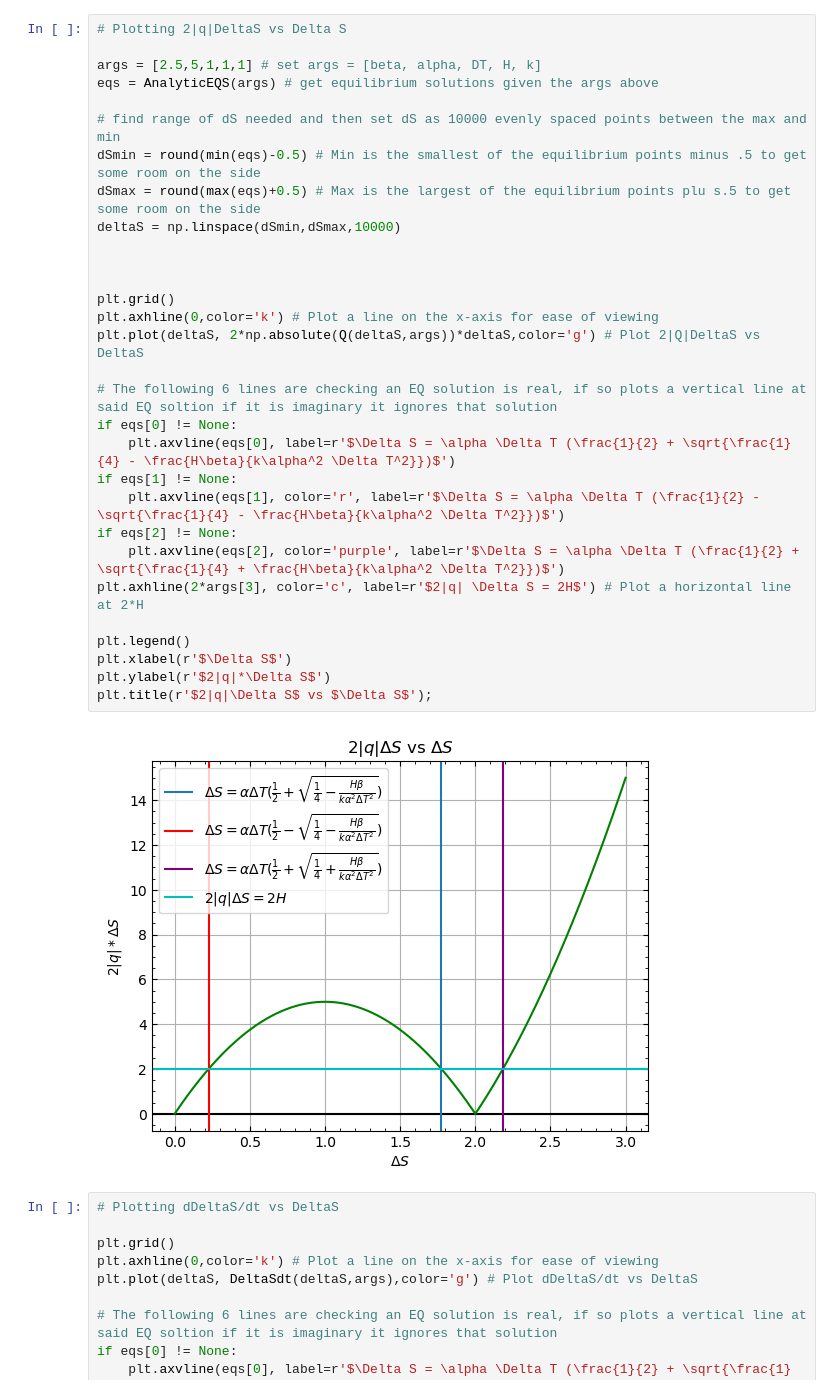
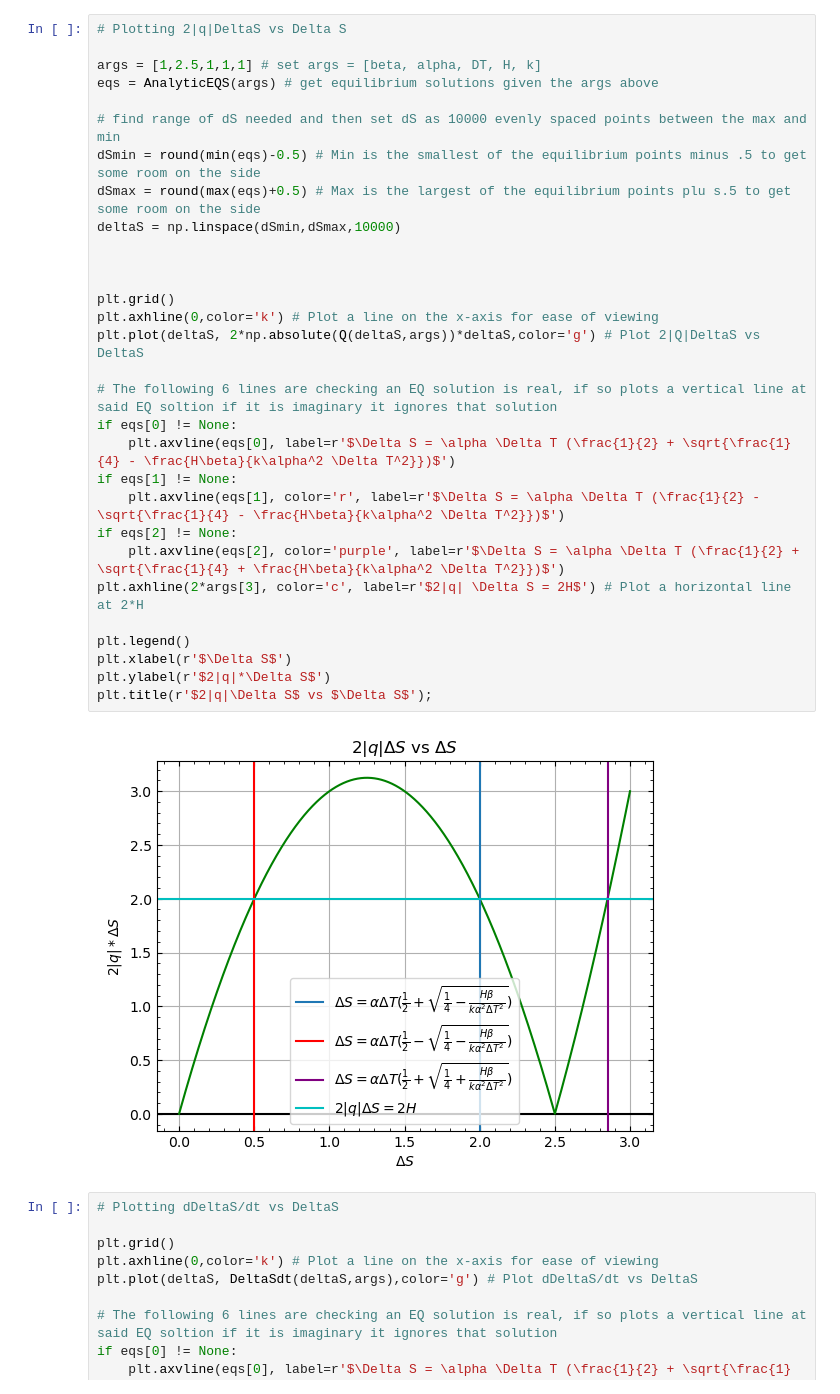
Before and after one commit to nsfuss/AMOC-Senior-Project, a Jupyter notebook: Intial Modeling.ipynb, the cells around one changed output. Drawn from its saved outputs; the diff is of its cells as text.

Commit message:
Last minute changes to parameters to get better looking graphs for poster

```diff
--- a/Intial Modeling.ipynb
+++ b/Intial Modeling.ipynb
@@ -12,35 +17,35 @@ mpl.rc('ytick.minor', visible=True)
 # %%
 # Plotting 2|q|DeltaS vs Delta S
 
-args = [2.5,5,1,1,1] # set args = [beta, alpha, DT, H, k]
+args = [1,2.5,1,1,1] # set args = [beta, alpha, DT, H, k]
 eqs = AnalyticEQS(args) # get equilibrium solutions given the args above
 
 # find range of dS needed and then set dS as 10000 evenly spaced points between the max and min
 dSmin = round(min(eqs)-0.5) # Min is the smallest of the equilibrium points minus .5 to get some room on the side
 dSmax = round(max(eqs)+0.5) # Max is the largest of the equilibrium points plu s.5 to get some room on the side
 deltaS = np.linspace(dSmin,dSmax,10000)
 
 
 
 plt.grid()
 plt.axhline(0,color='k') # Plot a line on the x-axis for ease of viewing
 plt.plot(deltaS, 2*np.absolute(Q(deltaS,args))*deltaS,color='g') # Plot 2|Q|DeltaS vs DeltaS
 
 # The following 6 lines are checking an EQ solution is real, if so plots a vertical line at said EQ soltion if it is imaginary it ignores that solution
 if eqs[0] != None:
     plt.axvline(eqs[0], label=r'$\Delta S = \alpha \Delta T (\frac{1}{2} + \sqrt{\frac{1}{4} - \frac{H\beta}{k\alpha^2 \Delta T^2}})$')
 if eqs[1] != None:
     plt.axvline(eqs[1], color='r', label=r'$\Delta S = \alpha \Delta T (\frac{1}{2} - \sqrt{\frac{1}{4} - \frac{H\beta}{k\alpha^2 \Delta T^2}})$')
 if eqs[2] != None:
     plt.axvline(eqs[2], color='purple', label=r'$\Delta S = \alpha \Delta T (\frac{1}{2} + \sqrt{\frac{1}{4} + \frac{H\beta}{k\alpha^2 \Delta T^2}})$')
 plt.axhline(2*args[3], color='c', label=r'$2|q| \Delta S = 2H$') # Plot a horizontal line at 2*H
 
 plt.legend()
 plt.xlabel(r'$\Delta S$')
 plt.ylabel(r'$2|q|*\Delta S$')
 plt.title(r'$2|q|\Delta S$ vs $\Delta S$');
 # %% [output]
-[figure, old version]
+[figure, new version]
 # %%
 # Plotting dDeltaS/dt vs DeltaS
 
```
Also changed, not shown: parts of 1 cell of this notebook, 2 other files.
